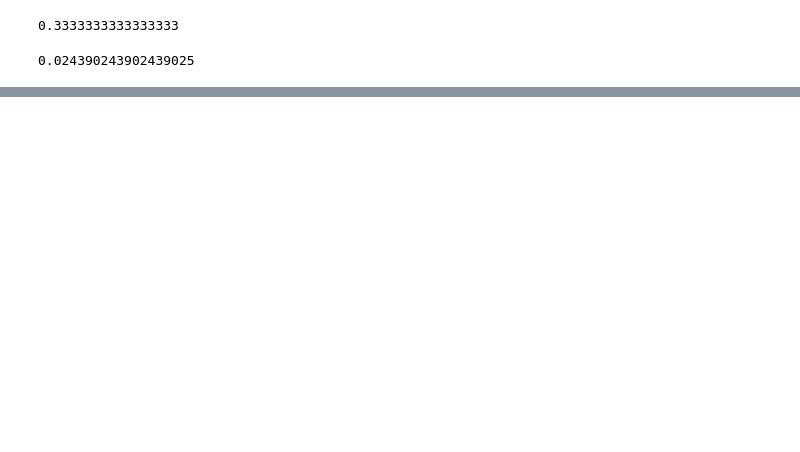
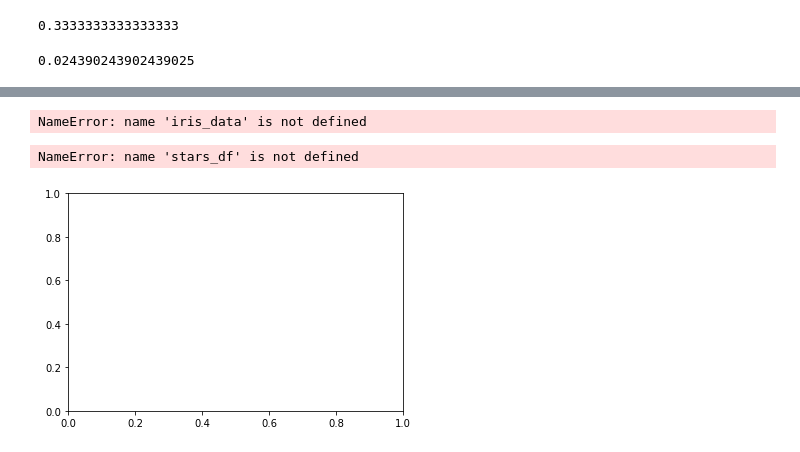
Before and after one commit to valtado1/compbio_sem_project, a Jupyter notebook: results/first_go_compbio_project_scratch.ipynb, the cells around one changed output, grey strips where cells are left out. Cells and saved outputs as stored; diff of their text form; code cells hidden in the pictures; blank space fills up the shorter version.

```diff
--- a/results/first_go_compbio_project_scratch.ipynb
+++ b/results/first_go_compbio_project_scratch.ipynb
@@ -393,0 +743,5 @@ jaccard_set(Stomach, Brain)
+# %%
+iris_virginica = iris_data[iris_data["petal length"] >= 5.0]
+iris_virginica
+# %% [output]
+NameError: name 'iris_data' is not defined
@@ -393,0 +755,7 @@ jaccard_set(Stomach, Brain)
+# %%
+#from another notebook to remind myself of syntax !
+f,ax = plt.subplots()
+sns.scatterplot(stars_df["Temperature (K)"], stars_df["Luminosity (L/Lo)"], hue = stars_df["Star type"])
+# %% [output]
+NameError: name 'stars_df' is not defined
+[figure, added]
```
Also changed, not shown: parts of 59 cells of this notebook, 5 other files.
